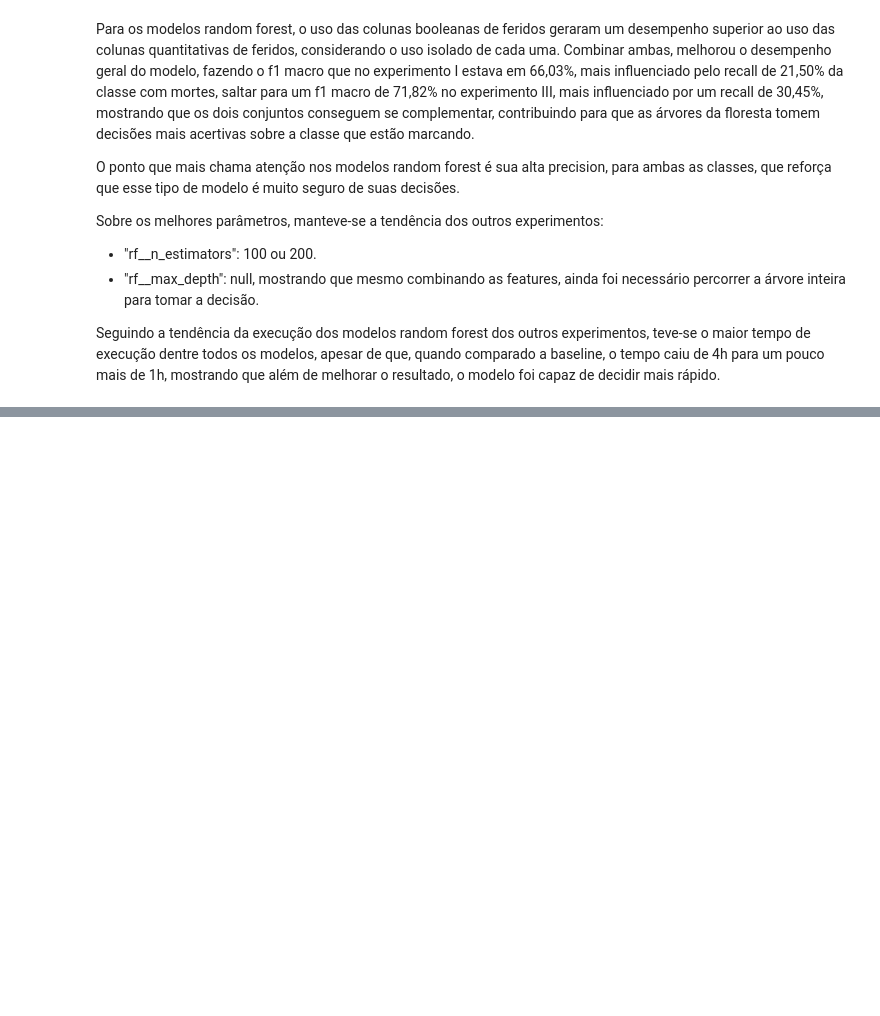
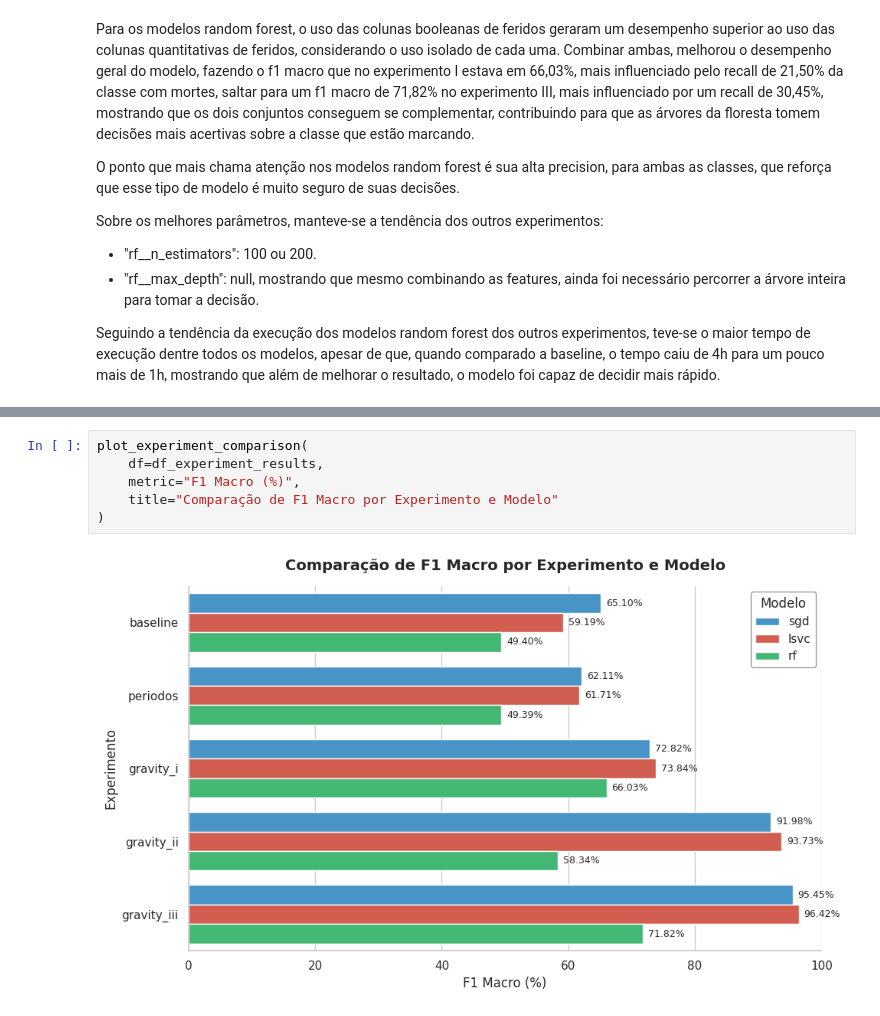
Before and after one commit to afmireski/trabalho_final_ciencia_de_dados, a Jupyter notebook: trabalho_final_afmireski.ipynb, the cells around one changed output, grey strips where cells are left out. Saved outputs shown, nothing was run; the diff lists cells and outputs as text; blank space fills up the shorter version.

Commit message:
feat(gravity): Realizada análise geral dos resultados e dos melhores modelos

```diff
--- a/trabalho_final_afmireski.ipynb
+++ b/trabalho_final_afmireski.ipynb
@@ -3389,0 +3307,8 @@ Seguindo a tendência da execução dos modelos random forest dos outros experim
+# %%
+plot_experiment_comparison(
+    df=df_experiment_results,
+    metric="F1 Macro (%)",
+    title="Comparação de F1 Macro por Experimento e Modelo"
+)
+# %% [output]
+[figure, added]
```
Also changed, not shown: parts of 25 cells of this notebook.
